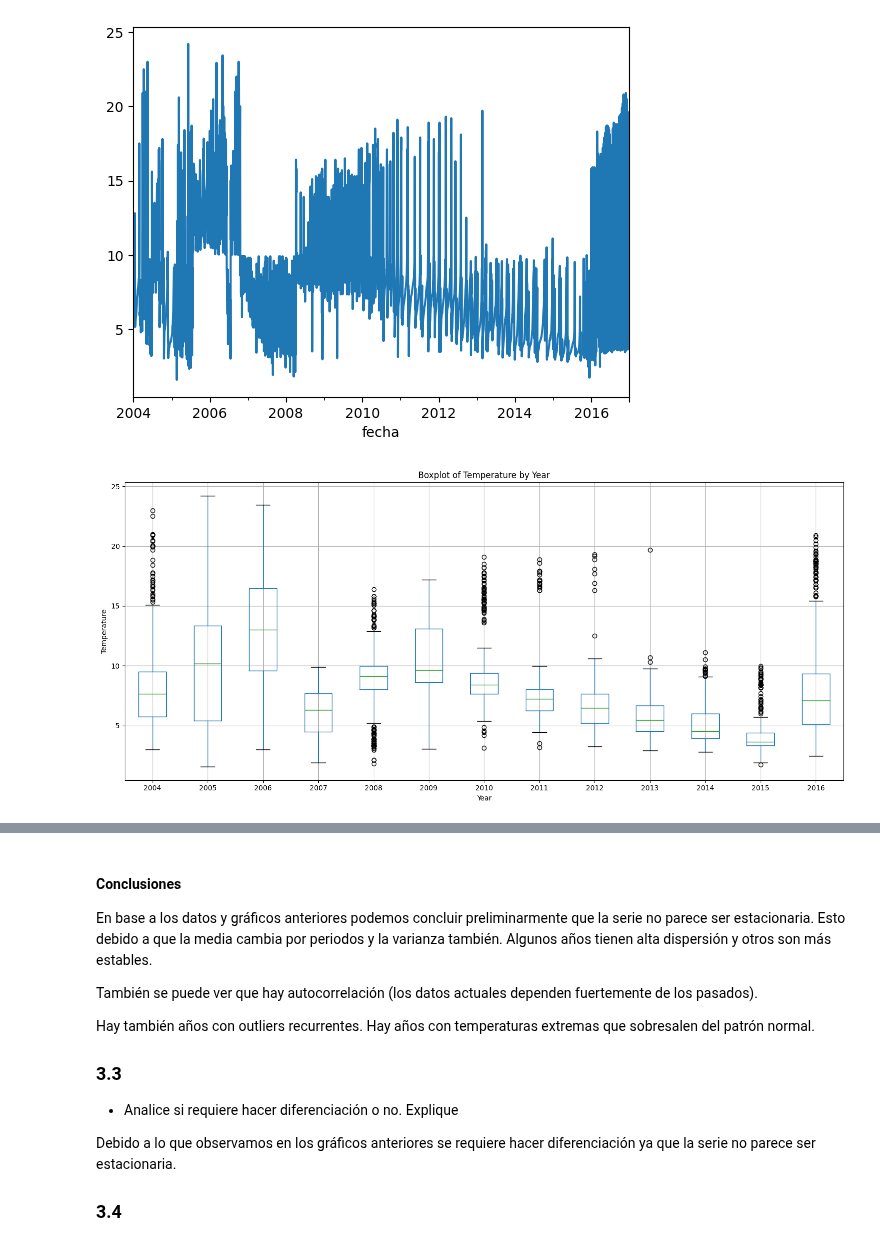
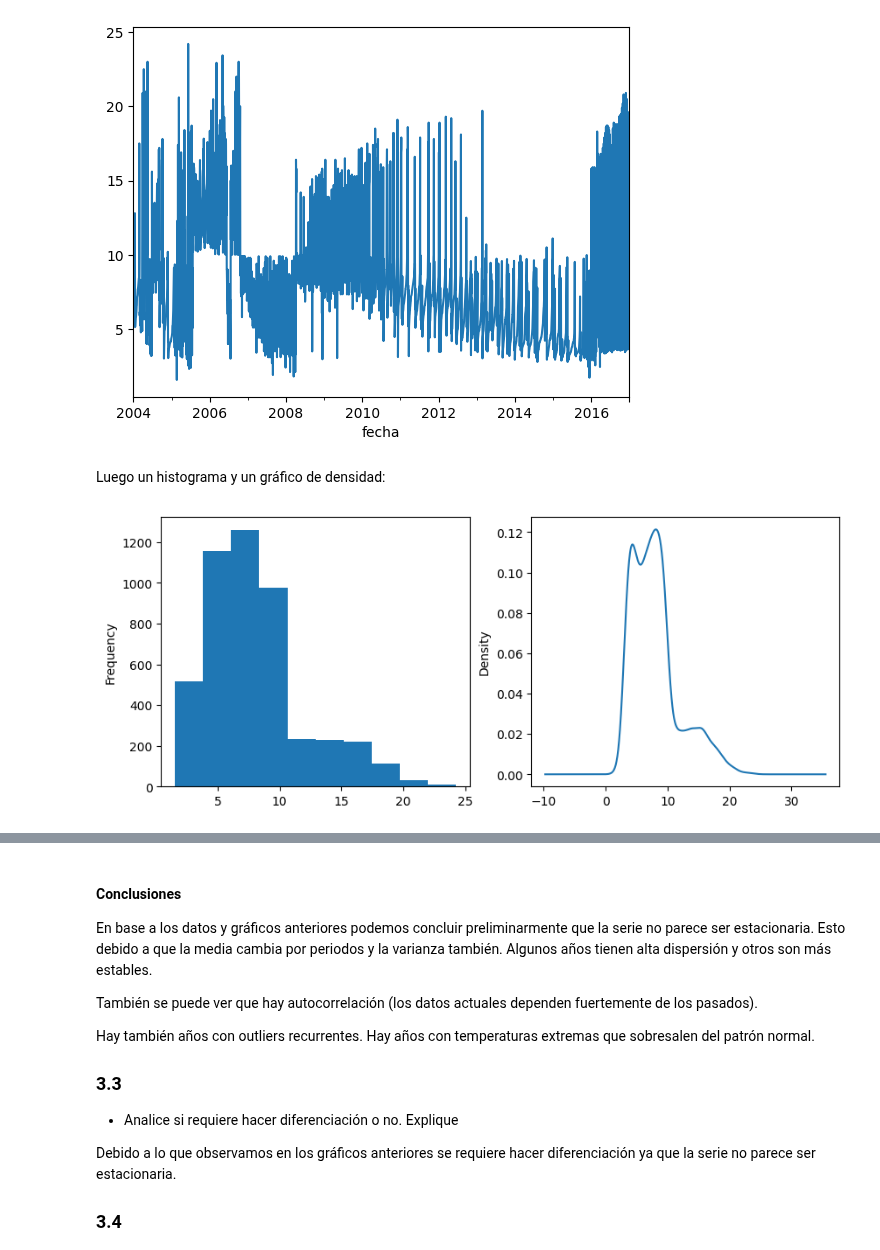
Before and after one commit to datwaft/aprendizaje_automatico, a Jupyter notebook: Trabajo_Corto_1.ipynb, the cells around one changed output, grey strips where cells are left out. Drawn from its saved outputs; the diff is of its cells as text; code cells hidden in the pictures.

```diff
--- a/Trabajo_Corto_1.ipynb
+++ b/Trabajo_Corto_1.ipynb
@@ -391,5 +391,6 @@ ARIMA es un acrónimo para la frase en inglés _AutoRegressive Integrated Moving
 df3 = pd.read_csv("./data/TS_d_3.csv", index_col=0).iloc[:, 0].astype("float64")
 df3.index = pd.to_datetime(df3.index, format="%d/%m/%Y")
 df3 = df3.asfreq(pd.infer_freq(df3.index) or "D")
-df3.describe()
+df3.index = cast(DatetimeIndex, df3.index)
+df3.head()
 # %% [output]
@@ -407,17 +408,12 @@ df3.plot()
 # %% [output]
 <Axes: xlabel='fecha'>
 [figure]
-# %%
-df3_yearly = pd.DataFrame(df3)
-df3_yearly["year"] = cast(DatetimeIndex, df3_yearly.index).year
-
-plt.figure(figsize=(15, 7))
-df3_yearly.boxplot(column="temperatura", by="year", ax=plt.gca())
-plt.title("Boxplot of Temperature by Year")
-plt.xlabel("Year")
-plt.ylabel("Temperature")
-plt.suptitle("")
-plt.tight_layout()
-plt.show()
-# %% [output]
-[figure, removed]
+# %% [markdown]
+Luego un histograma y un gráfico de densidad:
+# %%
+fig, ax = plt.subplots(1, 2, figsize=(10, 4))
+df3.plot.hist(ax=ax[0])
+df3.plot.kde(ax=ax[1])
+plt.show()
+# %% [output]
+[figure, added]
```
Also changed, not shown: parts of 17 cells of this notebook.
